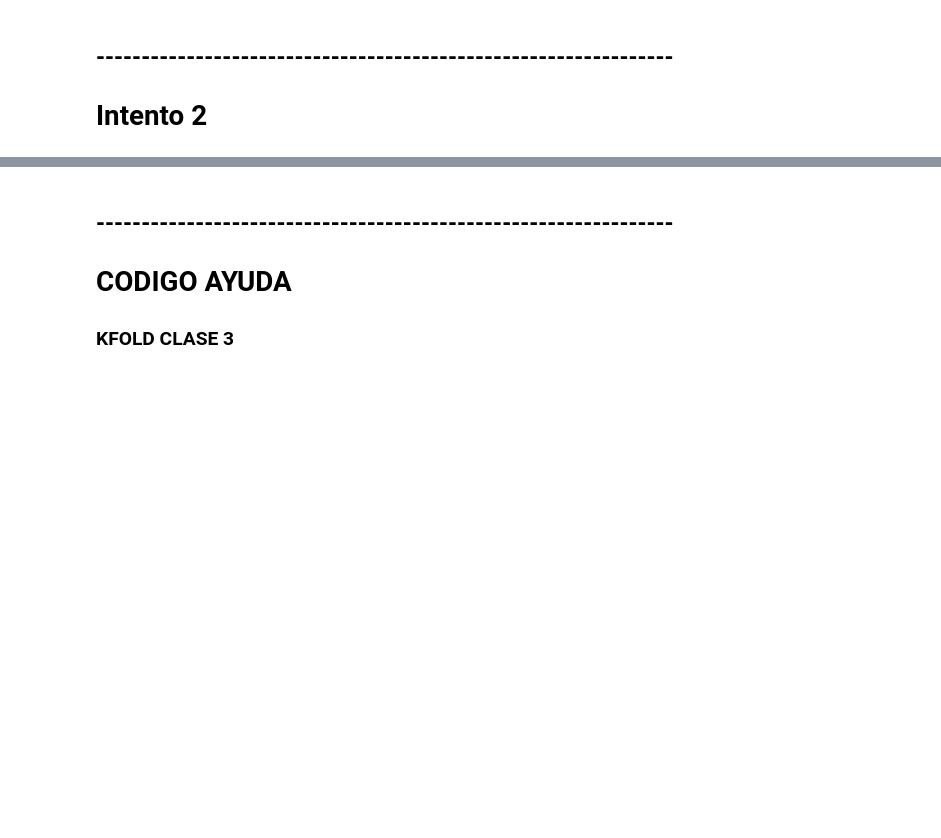
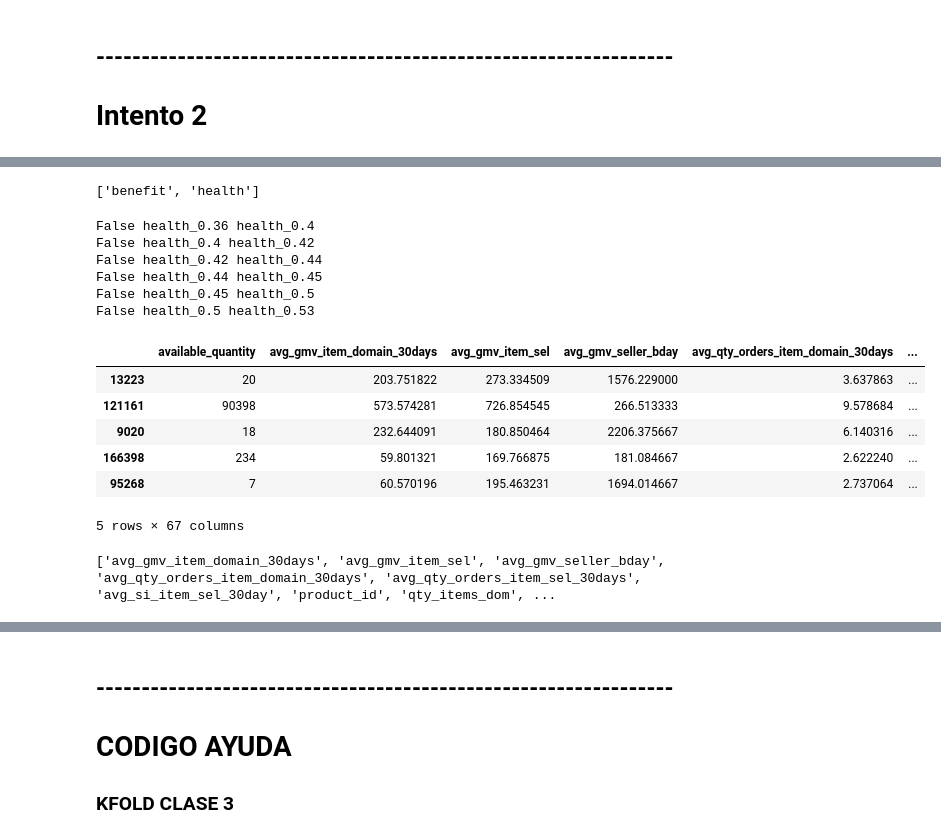
Before and after one commit to osaintnom/retail_ad_Purchase_prediction-models, a Jupyter notebook: experimentacion_oli.ipynb, the cells around one changed output, grey strips where cells are left out. Saved outputs shown, nothing was run; the diff lists cells and outputs as text; code cells hidden in the pictures; blank space fills up the shorter version.

Commit message:
XGBOOST

```diff
--- a/experimentacion_oli.ipynb
+++ b/experimentacion_oli.ipynb
@@ -111,7 +33,11 @@ n° - atributo = # cantidad de uniques
 # %%
+menores_a_50 = []
 comp_data = pd.read_csv("../competition_data.csv")
 for i in range(len(comp_data.columns)):
-    print(i,comp_data.columns[i], len(comp_data[comp_data.columns[i]].unique()))
+    if (len(comp_data[comp_data.columns[i]].unique()) < 50):
+        menores_a_50.append(comp_data.columns[i])
+        print(i,comp_data.columns[i], len(comp_data[comp_data.columns[i]].unique()))
 print(len(comp_data))
+print(menores_a_50)
 # %% [output]
 0 accepts_mercadopago 1
@@ -648,0 +589,68 @@ NotFittedError: This SimpleImputer instance is not fitted yet. Call 'fit' with a
+# %%
+# Assuming 'X_train' is your DataFrame
+atributos_ohe = []
+
+for i, column_name in enumerate(X_train.columns):
+    if isinstance(X_train[column_name][0], (float, int)) and column_name in menores_a_50:
+        # atributos_ohe.append([ column_name, type(X_train[column_name][0])])
+        atributos_ohe.append(column_name)
+print(atributos_ohe)
+
+# Create a DataFrame from the data
+# table_df = pd.DataFrame(atributos_ohe, columns=['Column Name', 'Data Type'])
+
+# Display the DataFrame as a table
+# print(table_df)
+# %% [output]
+['benefit', 'health']
+# %%
+X_train_ohe = pd.get_dummies(X_train,
+                        columns = atributos_ohe,
+                        sparse = True,    # Devolver una matriz rala.
+                        dummy_na = False, # No agregar columna para NaNs.
+                        dtype = int       # XGBoost no trabaja con 'object'; necesitamos que sean numéricos.
+                       )
+# X_train_ohe
+
+X_val_ohe = pd.get_dummies(X_val,
+                        columns = atributos_ohe,
+                        sparse = True,    # Devolver una matriz rala.
+                        dummy_na = False, # No agregar columna para NaNs.
+                        dtype = int       # XGBoost no trabaja con 'object'; necesitamos que sean numéricos.
+                       )
+
+for columns_train, columns_val in zip(X_train_ohe.columns, X_val_ohe.columns):
+    if columns_train != columns_val:
+        print(False, columns_train, columns_val)
+# %% [output]
+False health_0.36 health_0.4
+False health_0.4 health_0.42
+False health_0.42 health_0.44
+False health_0.44 health_0.45
+False health_0.45 health_0.5
+False health_0.5 health_0.53
+# %%
+X_train_ohe.head()
+# %% [output]
+|  | available_quantity | avg_gmv_item_domain_30days | avg_gmv_item_sel | avg_gmv_seller_bday | avg_qty_orders_item_domain_30days | ... |
+| 13223 | 20 | 203.751822 | 273.334509 | 1576.229000 | 3.637863 | ... |
+| 121161 | 90398 | 573.574281 | 726.854545 | 266.513333 | 9.578684 | ... |
+| 9020 | 18 | 232.644091 | 180.850464 | 2206.375667 | 6.140316 | ... |
+| 166398 | 234 | 59.801321 | 169.766875 | 181.084667 | 2.622240 | ... |
+| 95268 | 7 | 60.570196 | 195.463231 | 1694.014667 | 2.737064 | ... |
+5 rows × 67 columns
+# %%
+testing = []
+for i, column_name in enumerate(X_train_ohe.columns):
+    if isinstance(X_train_ohe[column_name][0], (float, int)):
+        # testing.append([ column_name, type(comp_data_ohe[column_name][0])])
+        testing.append(column_name)
+print(testing)
+
+# # Create a DataFrame from the data
+# table_df = pd.DataFrame(testing, columns=['Column Name', 'Data Type'])
+
+# # Display the DataFrame as a table
+# print(table_df)
+# %% [output]
+['avg_gmv_item_domain_30days', 'avg_gmv_item_sel', 'avg_gmv_seller_bday', 'avg_qty_orders_item_domain_30days', 'avg_qty_orders_item_sel_30days', 'avg_si_item_sel_30day', 'product_id', 'qty_items_dom', ...
```
Also changed, not shown: parts of 35 cells of this notebook, 2 other files.
